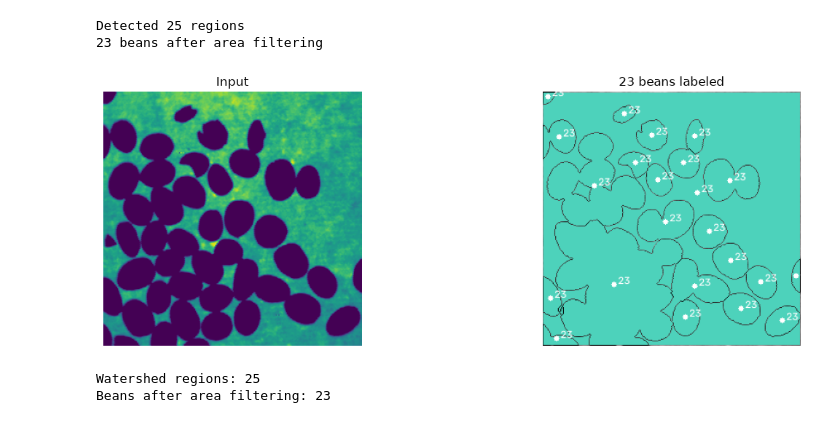
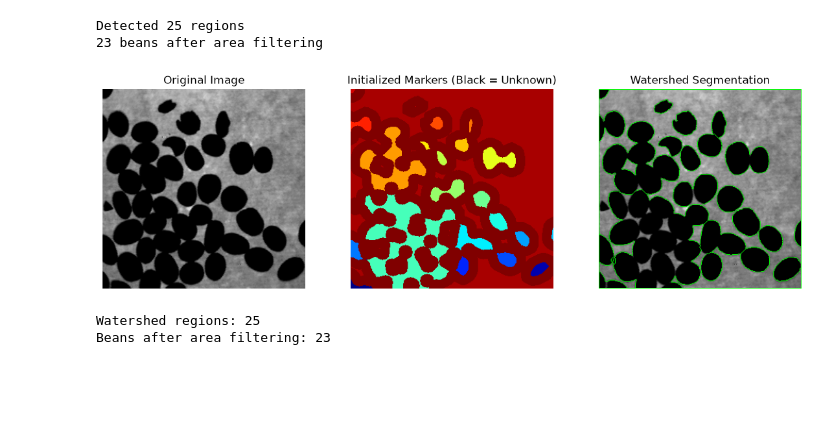
Before and after one commit to bdsh-14/unr-ee681-image-analysis, a Jupyter notebook: HW3/assignment3.ipynb, the cells around one changed output. Cells and saved outputs as stored; diff of their text form; code cells hidden in the pictures; blank space fills up the shorter version.

```diff
--- a/HW3/assignment3.ipynb
+++ b/HW3/assignment3.ipynb
@@ -4,8 +4,8 @@ import numpy as np
 import matplotlib.pyplot as plt
 # %%
 # Helper function to display images
-def display_images(images, titles, cmap='gray'):
-    plt.figure(figsize=(12, 4))
+def display_images(images, titles, cmap='gray', figsize=(14, 4)):
+    plt.figure(figsize=figsize)
     for i, (img, title) in enumerate(zip(images, titles)):
         plt.subplot(1, len(images), i + 1)
         plt.imshow(img, cmap=cmap)
@@ -174,21 +174,41 @@ print(f"{len(results)} beans after area filtering")
 Detected 25 regions
 23 beans after area filtering
 # %%
-output = cv2.cvtColor(img, cv2.COLOR_GRAY2BGR)
-rng = np.random.default_rng(42)
+# Label each seed
+n_seeds, markersColored = cv2.connectedComponents(sure_fg)
 
-for i, area, cx, cy in results:
-    color = tuple(int(c) for c in rng.integers(60, 255, 3))
-    mask_i = (cc_labels == i).astype(np.uint8)
-    output[mask_i == 1] = color
-    cv2.circle(output, (int(cx), int(cy)), 3, (255, 255, 255), -1)
-    cv2.putText(output, str(len(results)),
-                (int(cx)+5, int(cy)), cv2.FONT_HERSHEY_SIMPLEX,
-                0.4, (255, 255, 255), 1)
+# Watershed requires markers to be 1-based, so add 1 to all labels, unknown region = 0
+markersColored = markersColored + 1
+markersColored[unknown == 255] = 0
 
-show(img, output, titles=["Input", f"{len(results)} beans labeled"], cmap=None)
+# --- VISUALIZATION CODE STARTS HERE ---
+# 1. Normalize the markers to a 0-255 range so they are visible
+# We find the max marker value to scale everything properly
+max_marker = np.max(markersColored) if np.max(markers) > 0 else 1
+visual_markers = (markersColored * (255 / max_marker)).astype(np.uint8)
+
+# 2. Apply a color map (JET or JET-like maps give bright, distinct colors)
+initial_markers_color = cv2.applyColorMap(visual_markers, cv2.COLORMAP_JET)
+
+# 3. Explicitly force the unknown '0' regions to be pure black so they stand out
+initial_markers_color[markers == 0] = (0, 0, 0)
+# --- VISUALIZATION CODE ENDS HERE ---
+
+# Watershed needs a 3-channel image as input
+img_bgr2 = cv2.cvtColor(img_8bit, cv2.COLOR_GRAY2BGR)
+markersColored = cv2.watershed(img_bgr2, markers)
+
+# Mark boundaries in green
+overlay = img_bgr.copy()
+overlay[markersColored == -1] = (0,255,0)
+
+# Include your new verification image in the display list!
+display_images(
+    [img_bgr, initial_markers_color, overlay],
+    ["Original Image", "Initialized Markers (Black = Unknown)", "Watershed Segmentation"]
+)
 # %% [output]
-[figure, old version]
+[figure, new version]
 # %%
 labels = [l for l in np.unique(markers) if l > 0]
 print(f"Watershed regions: {len(labels)}")
```
Also changed, not shown: parts of 8 cells of this notebook.
